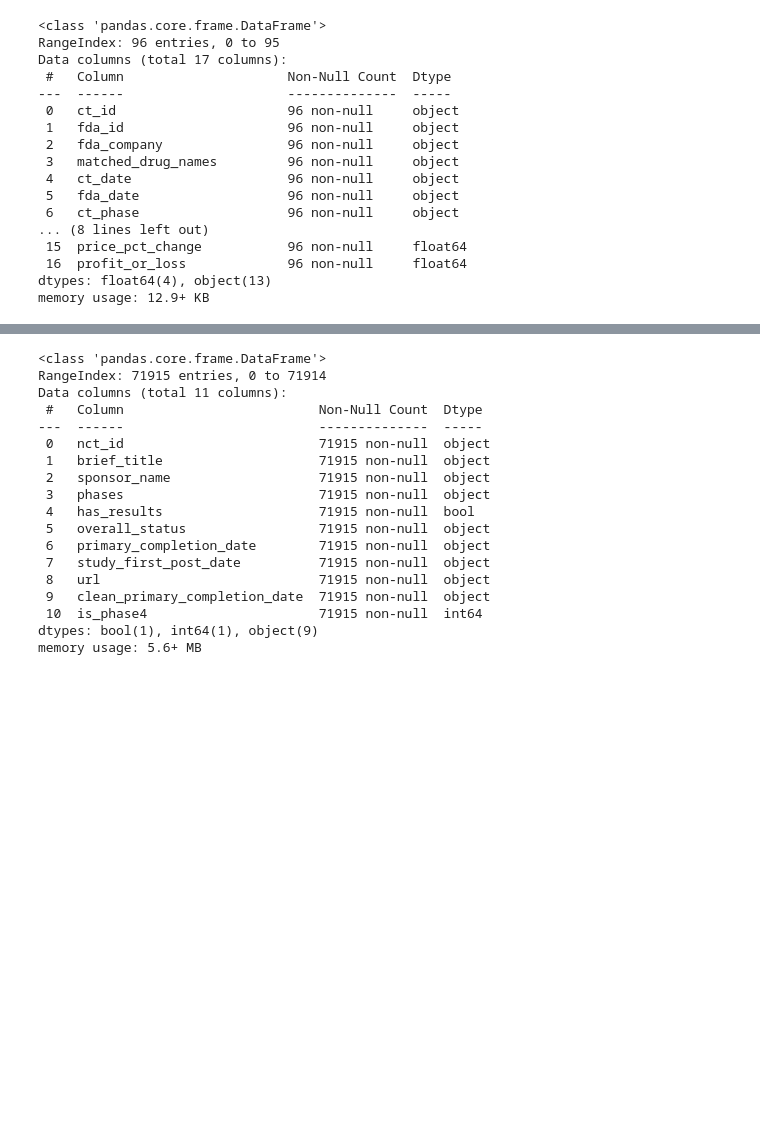
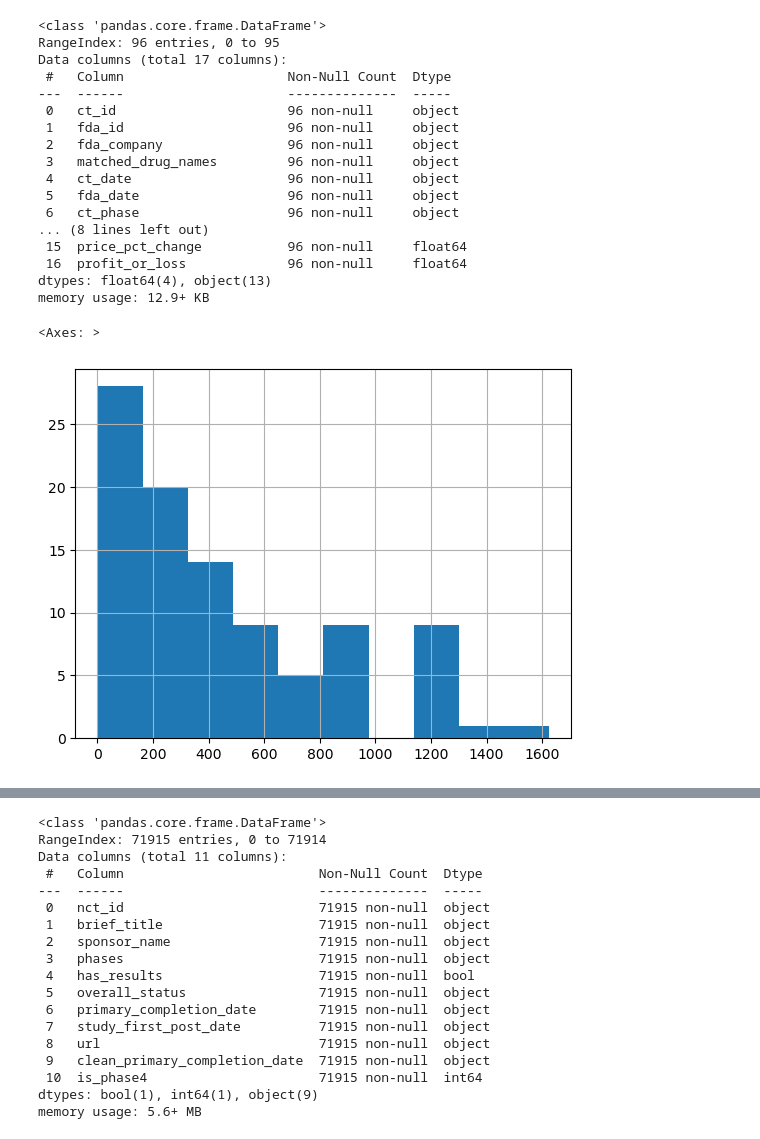
Before and after one commit to mitchell-reynolds/bootstrap, a Jupyter notebook: viz/EDA.ipynb, the cells around one changed output, grey strips where cells are left out. Drawn from its saved outputs; the diff is of its cells as text; code cells hidden in the pictures; blank space fills up the shorter version.

```diff
--- a/viz/EDA.ipynb
+++ b/viz/EDA.ipynb
@@ -64,3 +98,10 @@ Data columns (total 17 columns):
  16  profit_or_loss             96 non-null     float64
 dtypes: float64(4), object(13)
 memory usage: 12.9+ KB
+# %%
+hist[['fda_date','ct_date']] = hist[['fda_date','ct_date']].apply(pd.to_datetime)
+hist['days_between'] = (hist['fda_date'] - hist['ct_date']).dt.days
+hist.days_between.hist()
+# %% [output]
+<Axes: >
+[figure, added]
```
Also changed, not shown: parts of 8 cells of this notebook, 2 other files.
